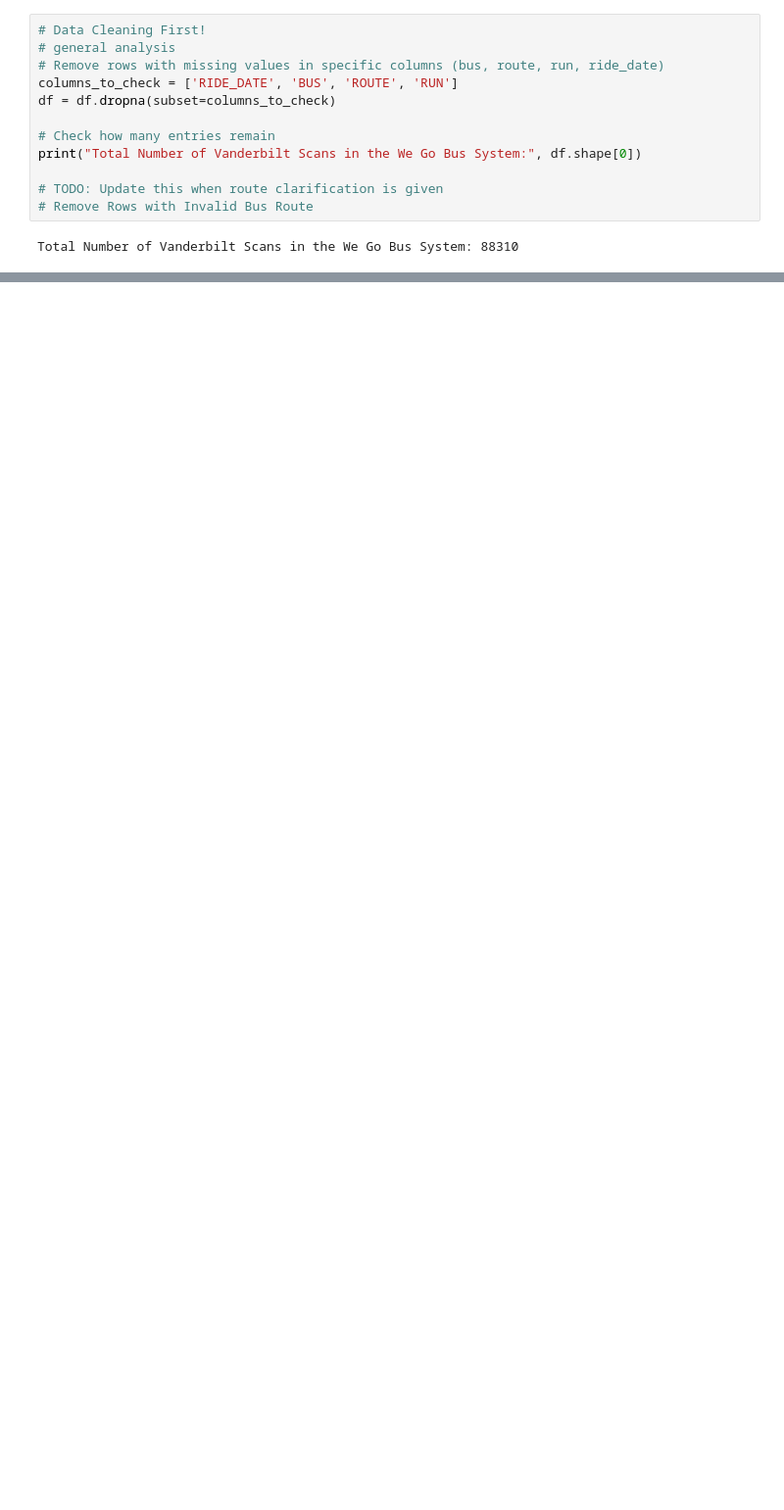
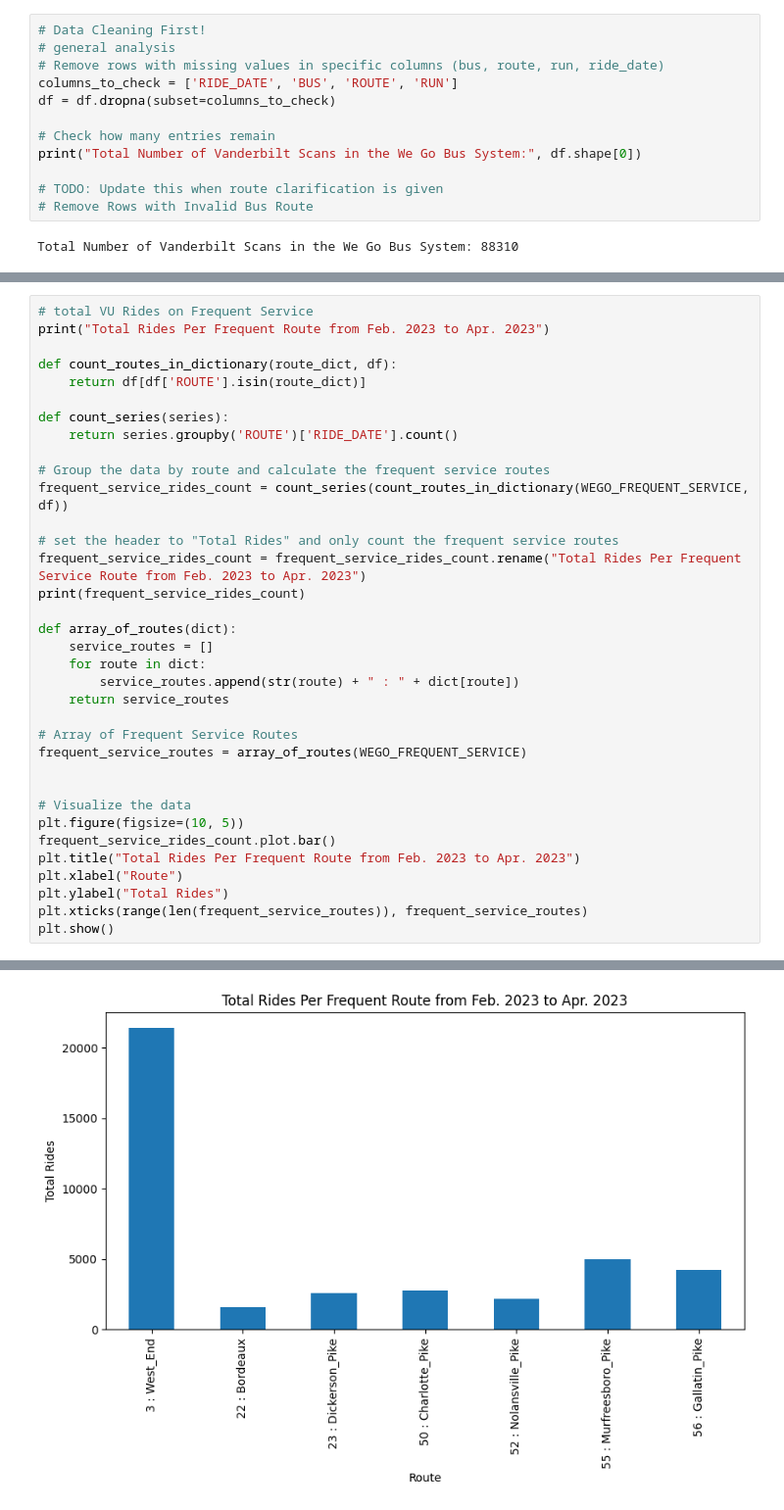
Before and after one commit to SySyAli/vanderbilt_movevu, a Jupyter notebook: testing/testing.ipynb, the cells around one changed output, grey strips where cells are left out. Shown: that part at 98% size. Saved outputs shown, nothing was run; the diff lists cells and outputs as text; blank space fills up the shorter version.

```diff
--- a/testing/testing.ipynb
+++ b/testing/testing.ipynb
@@ -138,0 +200,36 @@ Total Number of Vanderbilt Scans in the We Go Bus System: 88310
+# %%
+# total VU Rides on Frequent Service
+print("Total Rides Per Frequent Route from Feb. 2023 to Apr. 2023")
+
+def count_routes_in_dictionary(route_dict, df):
+    return df[df['ROUTE'].isin(route_dict)]
+
+def count_series(series):
+    return series.groupby('ROUTE')['RIDE_DATE'].count()
+
+# Group the data by route and calculate the frequent service routes
+frequent_service_rides_count = count_series(count_routes_in_dictionary(WEGO_FREQUENT_SERVICE, df))
+
+# set the header to "Total Rides" and only count the frequent service routes
+frequent_service_rides_count = frequent_service_rides_count.rename("Total Rides Per Frequent Service Route from Feb. 2023 to Apr. 2023")
+print(frequent_service_rides_count)
+
+def array_of_routes(dict):
+    service_routes = []
+    for route in dict:
+        service_routes.append(str(route) + " : " + dict[route])
+    return service_routes
+
+# Array of Frequent Service Routes
+frequent_service_routes = array_of_routes(WEGO_FREQUENT_SERVICE)
+
+
+# Visualize the data
+plt.figure(figsize=(10, 5))
+frequent_service_rides_count.plot.bar()
+plt.title("Total Rides Per Frequent Route from Feb. 2023 to Apr. 2023")
+plt.xlabel("Route")
+plt.ylabel("Total Rides")
+plt.xticks(range(len(frequent_service_routes)), frequent_service_routes)
+plt.show()
+# %% [output]
@@ -138,0 +246 @@ Total Number of Vanderbilt Scans in the We Go Bus System: 88310
+[figure, added]
```
Also changed, not shown: parts of 10 cells of this notebook.
